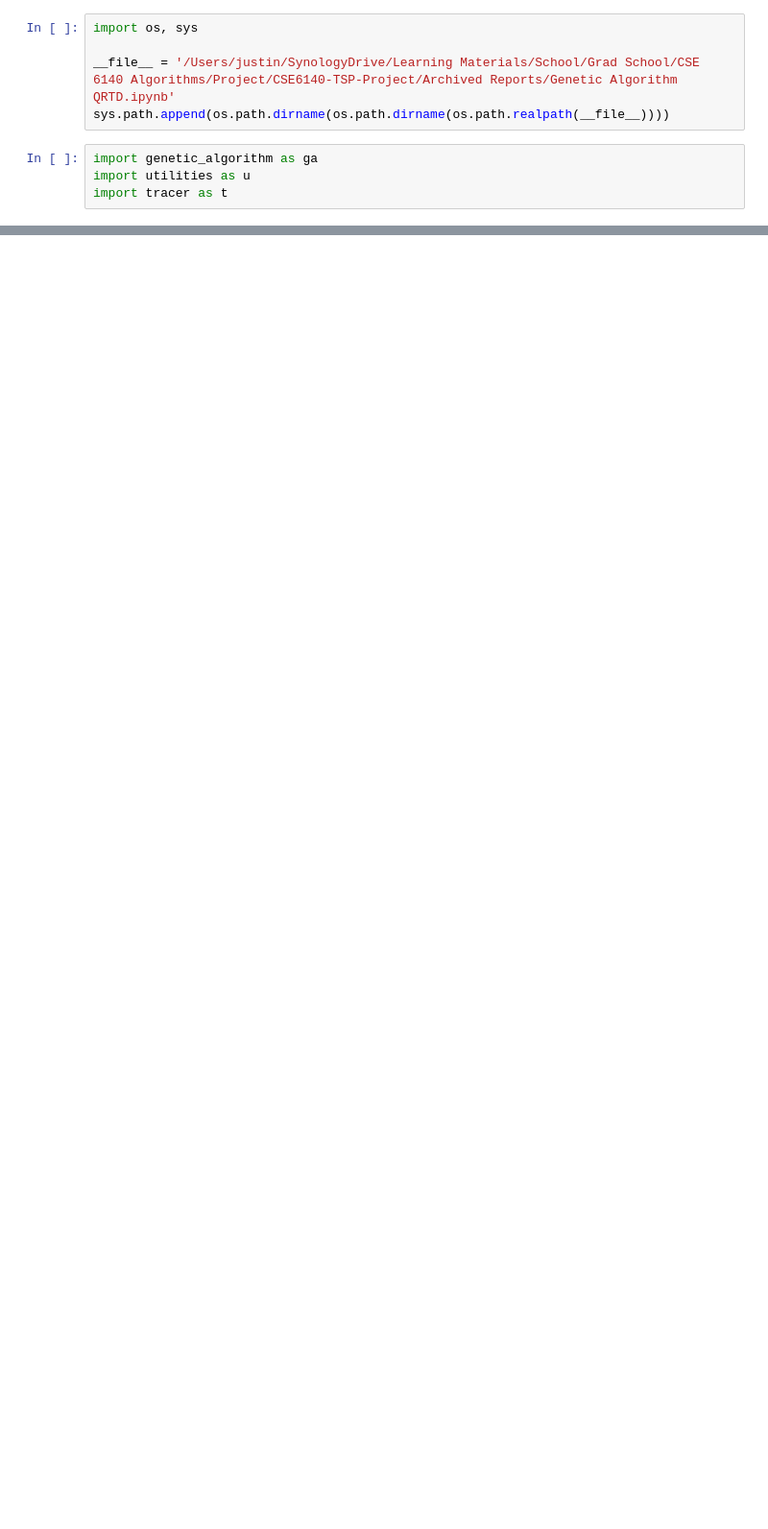
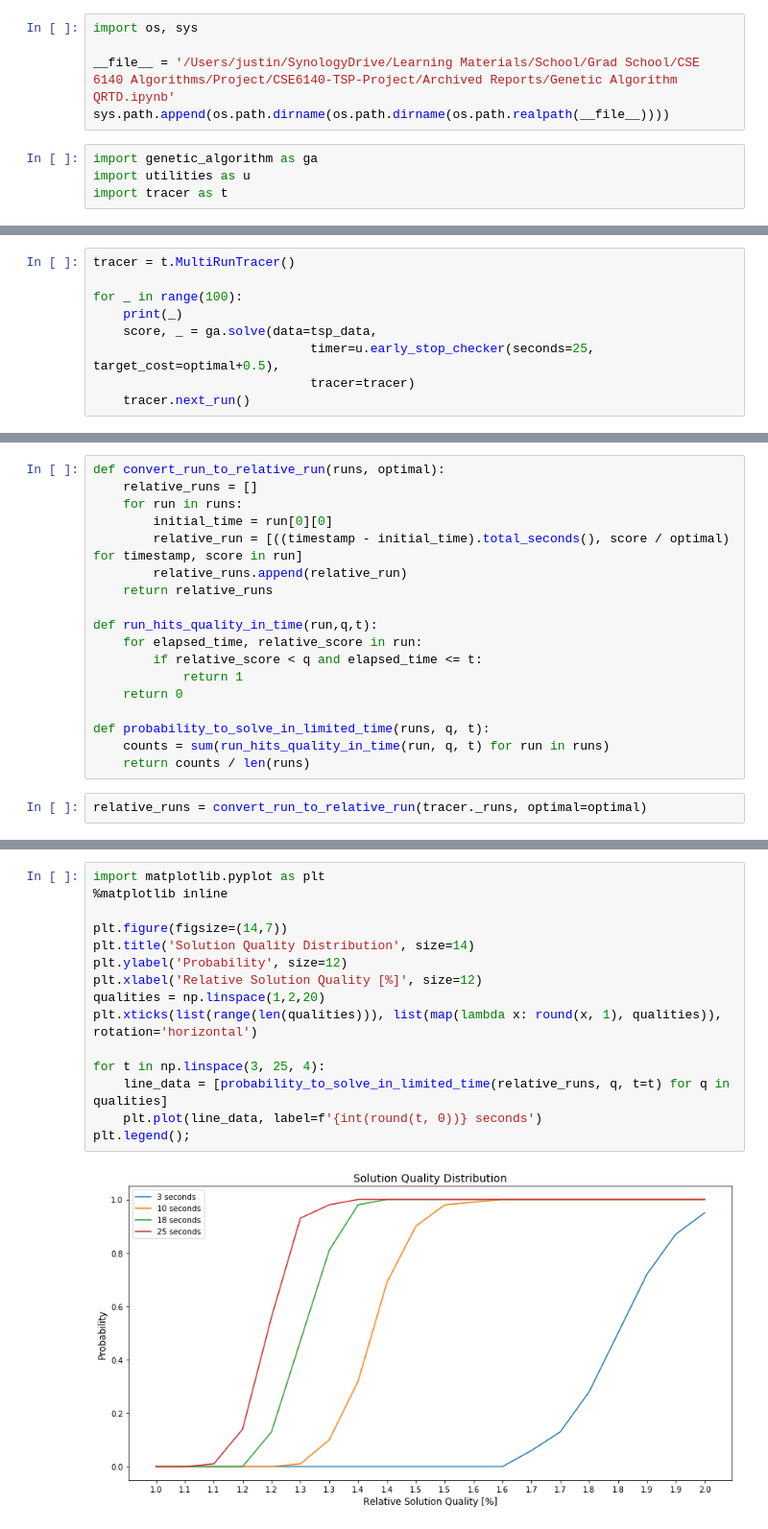
Before and after one commit to moalani/CSE6140-TSP-Project, a Jupyter notebook: Archived Reports/Genetic Algorithm QRTD.ipynb, the cells around one changed output, grey strips where cells are left out. Shown at 96% size. Drawn from its saved outputs; the diff is of its cells as text; blank space fills up the shorter version.

```diff
--- a/Archived Reports/Genetic Algorithm QRTD.ipynb
+++ b/Archived Reports/Genetic Algorithm QRTD.ipynb
@@ -74,0 +100,9 @@ results
+# %%
+tracer = t.MultiRunTracer()
+
+for _ in range(100):
+    print(_)
+    score, _ = ga.solve(data=tsp_data,
+                             timer=u.early_stop_checker(seconds=25, target_cost=optimal+0.5),
+                             tracer=tracer)
+    tracer.next_run()
@@ -74,0 +127,20 @@ results
+# %%
+def convert_run_to_relative_run(runs, optimal):
+    relative_runs = []
+    for run in runs:
+        initial_time = run[0][0]
+        relative_run = [((timestamp - initial_time).total_seconds(), score / optimal) for timestamp, score in run]
+        relative_runs.append(relative_run)
+    return relative_runs
+
+def run_hits_quality_in_time(run,q,t):
+    for elapsed_time, relative_score in run:
+        if relative_score < q and elapsed_time <= t:
+            return 1
+    return 0
+
+def probability_to_solve_in_limited_time(runs, q, t):
+    counts = sum(run_hits_quality_in_time(run, q, t) for run in runs)
+    return counts / len(runs)
+# %%
+relative_runs = convert_run_to_relative_run(tracer._runs, optimal=optimal)
@@ -74,0 +153,17 @@ results
+# %%
+import matplotlib.pyplot as plt
+%matplotlib inline
+
+plt.figure(figsize=(14,7))
+plt.title('Solution Quality Distribution', size=14)
+plt.ylabel('Probability', size=12)
+plt.xlabel('Relative Solution Quality [%]', size=12)
+qualities = np.linspace(1,2,20)
+plt.xticks(list(range(len(qualities))), list(map(lambda x: round(x, 1), qualities)), rotation='horizontal')
+
+for t in np.linspace(3, 25, 4):
+    line_data = [probability_to_solve_in_limited_time(relative_runs, q, t=t) for q in qualities]
+    plt.plot(line_data, label=f'{int(round(t, 0))} seconds')
+plt.legend();
+# %% [output]
+[figure, added]
```
Also changed, not shown: parts of 25 cells of this notebook, 1 other file.
